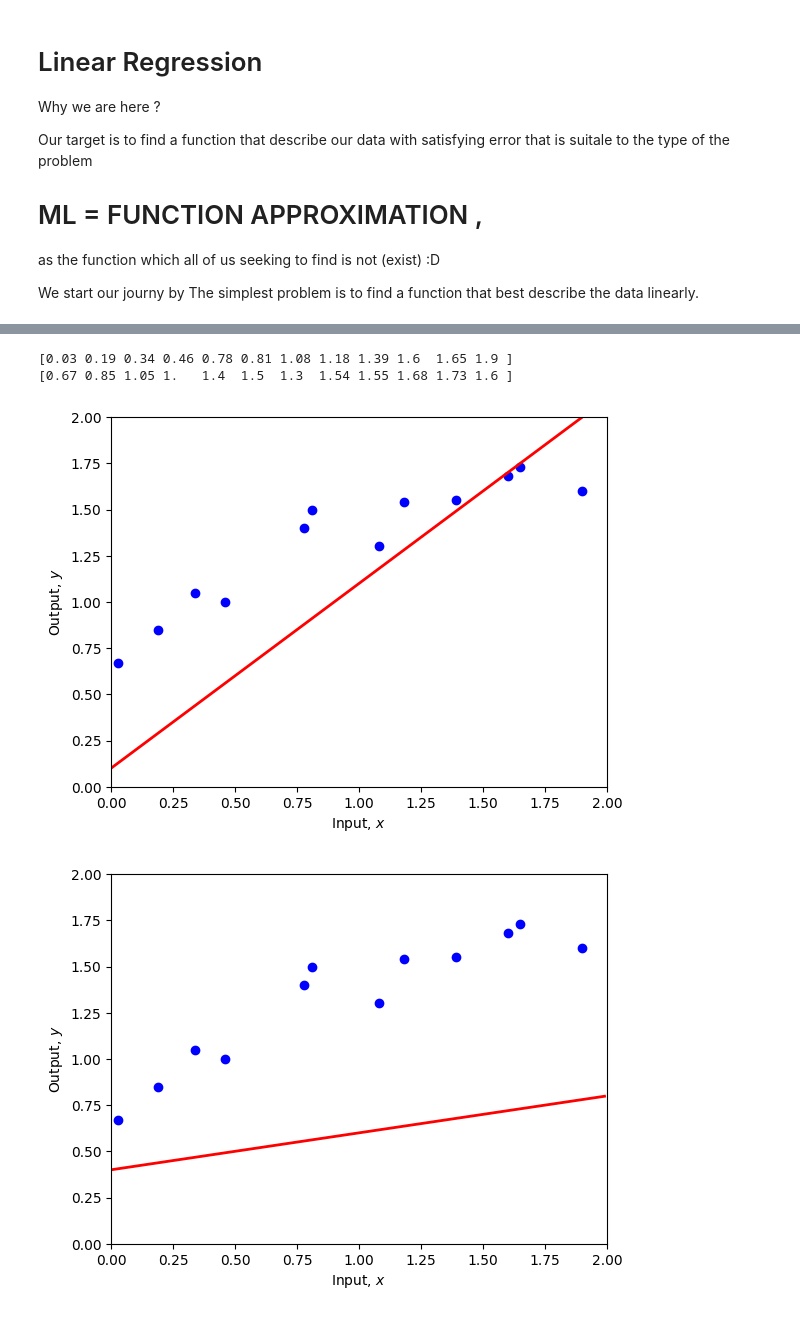
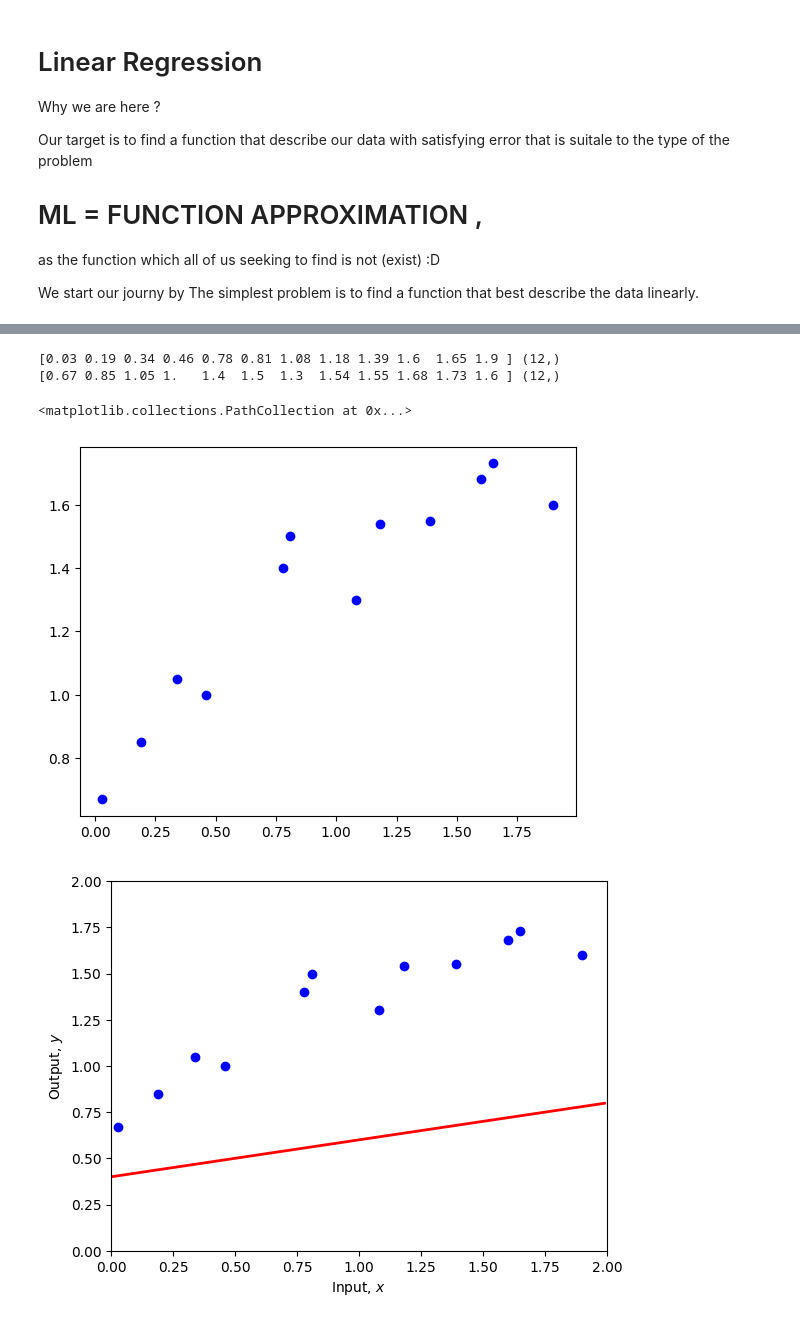
Before and after one commit to profmohamed/DL-Course-UDL-Book-Based-, a Jupyter notebook: Implementations/LinearRegression.ipynb, the cells around one changed output, grey strips where cells are left out. Saved outputs shown, nothing was run; the diff lists cells and outputs as text; code cells hidden in the pictures.

```diff
--- a/Implementations/LinearRegression.ipynb
+++ b/Implementations/LinearRegression.ipynb
@@ -28,12 +19,20 @@ import latexify
 # %%
-# Create some input / output data
+# Create small dataset
 x = np.array([0.03, 0.19, 0.34, 0.46, 0.78, 0.81, 1.08, 1.18, 1.39, 1.60, 1.65, 1.90])
 y = np.array([0.67, 0.85, 1.05, 1.0, 1.40, 1.5, 1.3, 1.54, 1.55, 1.68, 1.73, 1.6 ])
-print(x)
-print(y)
+print(x,x.shape)
+print(y,y.shape)
+
+# Plot a line connecting the points
+#plt.plot(x, y, marker='o', linestyle='-', color='r', label='Line Plot')
+
+# Create scatter plot
+plt.scatter(x, y, color='blue', marker='o', label='Data Points')
 # %% [output]
-[0.03 0.19 0.34 0.46 0.78 0.81 1.08 1.18 1.39 1.6  1.65 1.9 ]
-[0.67 0.85 1.05 1.   1.4  1.5  1.3  1.54 1.55 1.68 1.73 1.6 ]
+[0.03 0.19 0.34 0.46 0.78 0.81 1.08 1.18 1.39 1.6  1.65 1.9 ] (12,)
+[0.67 0.85 1.05 1.   1.4  1.5  1.3  1.54 1.55 1.68 1.73 1.6 ] (12,)
+<matplotlib.collections.PathCollection at 0x...>
+[figure, added]
 # %%
 # Define 1D linear regression model
 def f(x, phi0, phi1):
@@ -58,8 +57,4 @@ def plot(x, y, phi0, phi1):
     plt.plot(x_line, y_line,'r-',lw=2)
 
     plt.show()
-
-plot(x, y, phi0=0.1, phi1=1.0)
-# %% [output]
-[figure, removed]
 # %%
```
Also changed, not shown: parts of 10 cells of this notebook.
